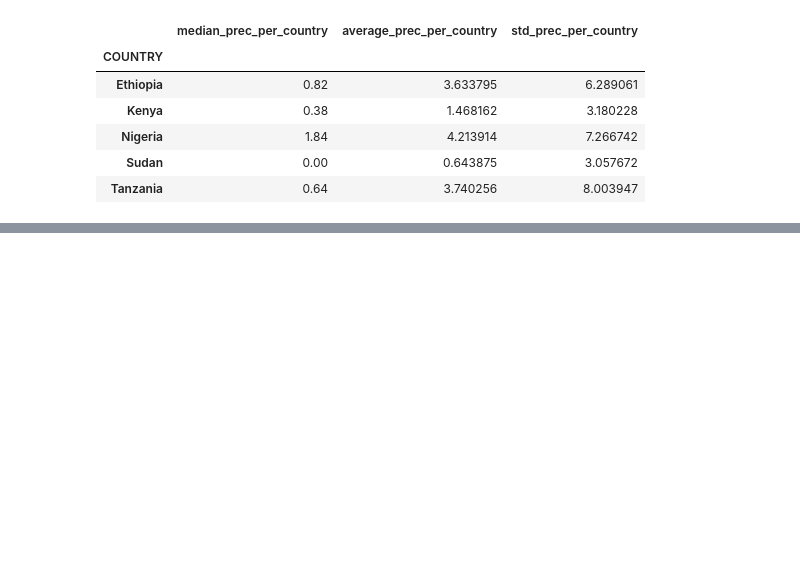
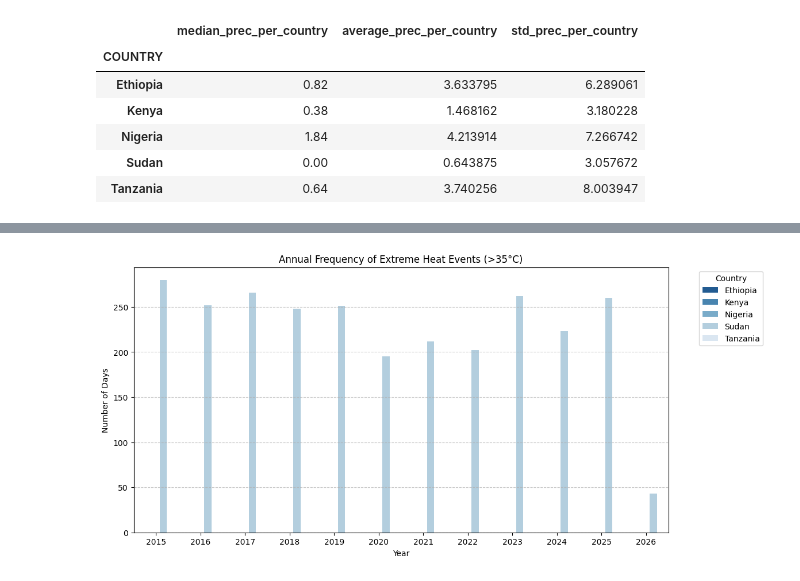
Before and after one commit to soliana-k/climate-challenge-week0, a Jupyter notebook: notebooks/compare_countries.ipynb, the cells around one changed output, grey strips where cells are left out. Drawn from its saved outputs; the diff is of its cells as text; code cells hidden in the pictures; blank space fills up the shorter version.

Commit message:
feat: add climate vulnerability analysis and COP32 summary

```diff
--- a/notebooks/compare_countries.ipynb
+++ b/notebooks/compare_countries.ipynb
@@ -107,0 +101,14 @@ combined.loc[combined['T2M_MAX']>35]
+# %%
+combined['extreme_heat']=combined['T2M_MAX']>35
+heat_stat = combined.groupby(['COUNTRY', 'YEAR'])['extreme_heat'].sum().reset_index()
+
+
+is_dry = combined['PRECTOTCORR'] < 1
+streaks = (is_dry != is_dry.shift()).cumsum()
+
+consecutive_dry = combined[is_dry].groupby(['COUNTRY', 'YEAR', streaks]).size().reset_index(name='streak_length')
+max_dry_stats = consecutive_dry.groupby(['COUNTRY', 'YEAR'])['streak_length'].max().reset_index()
+
+vulnerability_df = pd.merge(heat_stat, max_dry_stats, on=['COUNTRY', 'YEAR'])
+vulnerability_df.columns = ['COUNTRY', 'YEAR', 'Extreme_Heat_Days', 'Max_Consecutive_Dry_Days']
+vulnerability_df
@@ -107,0 +133,11 @@ combined.loc[combined['T2M_MAX']>35]
+# %%
+plt.figure(figsize=(12, 6))
+sns.barplot(data=vulnerability_df, x='YEAR', y='Extreme_Heat_Days', hue='COUNTRY', palette='Blues_r')
+plt.title('Annual Frequency of Extreme Heat Events (>35°C)')
+plt.ylabel('Number of Days')
+plt.xlabel('Year')
+plt.legend(title='Country', bbox_to_anchor=(1.05, 1), loc='upper left')
+plt.grid(axis='y', linestyle='--', alpha=0.7)
+plt.show()
+# %% [output]
+[figure, added]
```
Also changed, not shown: parts of 13 cells of this notebook.
